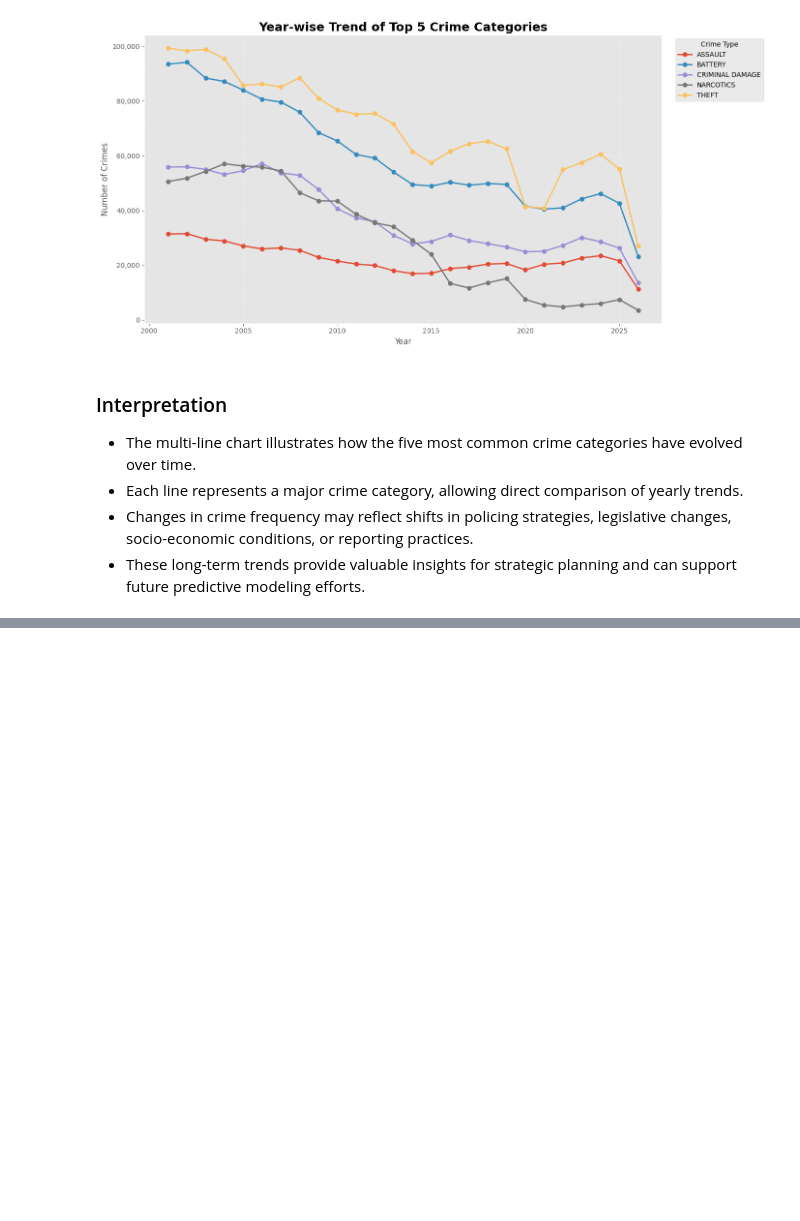
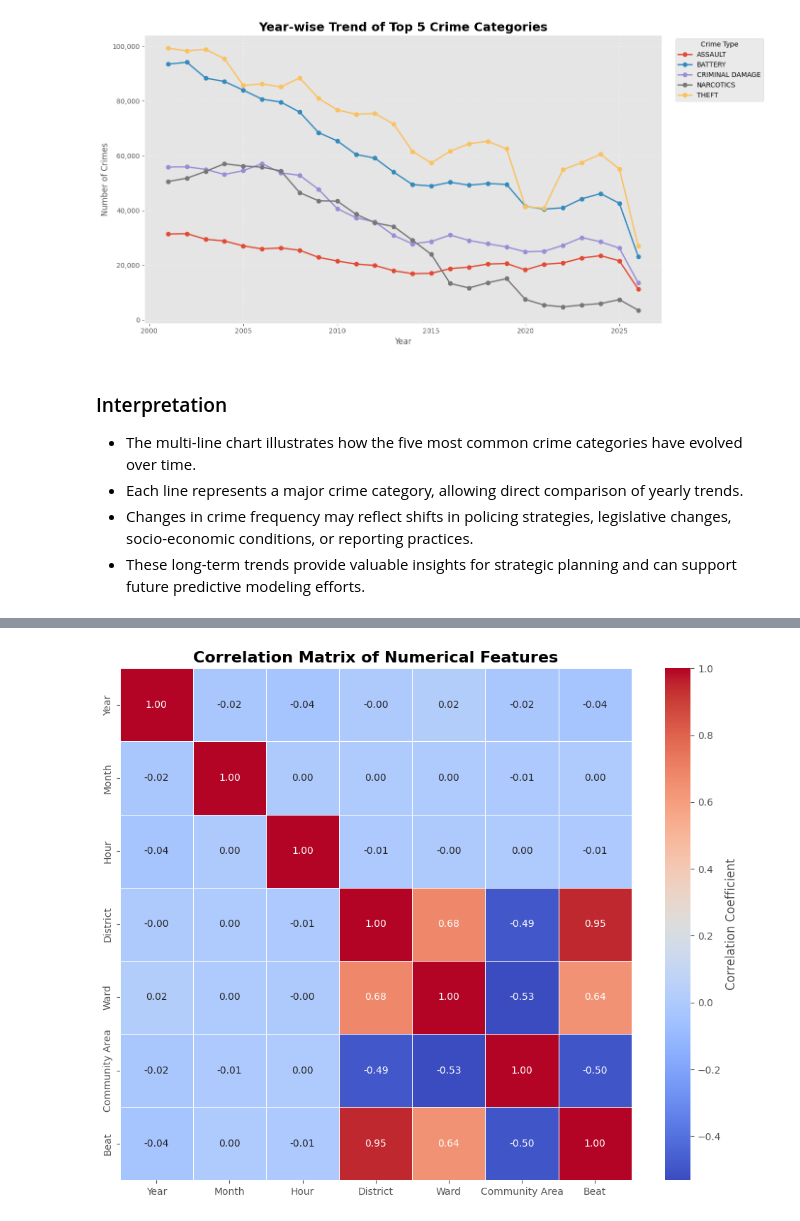
Before and after one commit to arnavon2005/Army_Provost_ML_Project, a Jupyter notebook: 04_Exploratory_Data_Analysis.ipynb, the cells around one changed output, grey strips where cells are left out. Drawn from its saved outputs; the diff is of its cells as text; code cells hidden in the pictures; blank space fills up the shorter version.

Commit message:
feat(EDA): add numerical feature correlation analysis with annotated heatmap

```diff
--- a/04_Exploratory_Data_Analysis.ipynb
+++ b/04_Exploratory_Data_Analysis.ipynb
@@ -1696,0 +1756,36 @@ plt.show()
+# %%
+# ============================================
+# Correlation Heatmap
+# ============================================
+
+import seaborn as sns
+
+plt.figure(figsize=(10,8))
+
+sns.heatmap(
+    correlation_matrix,
+    annot=True,
+    fmt=".2f",
+    cmap="coolwarm",
+    linewidths=0.5,
+    square=True,
+    cbar_kws={"label": "Correlation Coefficient"}
+)
+
+plt.title(
+    "Correlation Matrix of Numerical Features",
+    fontsize=16,
+    fontweight="bold"
+)
+
+plt.tight_layout()
+
+plt.savefig(
+    FIGURES_PATH + "/correlation_matrix.png",
+    dpi=300,
+    bbox_inches="tight"
+)
+
+plt.show()
+# %% [output]
+[figure, added]
```
Also changed, not shown: parts of 3 cells of this notebook.
